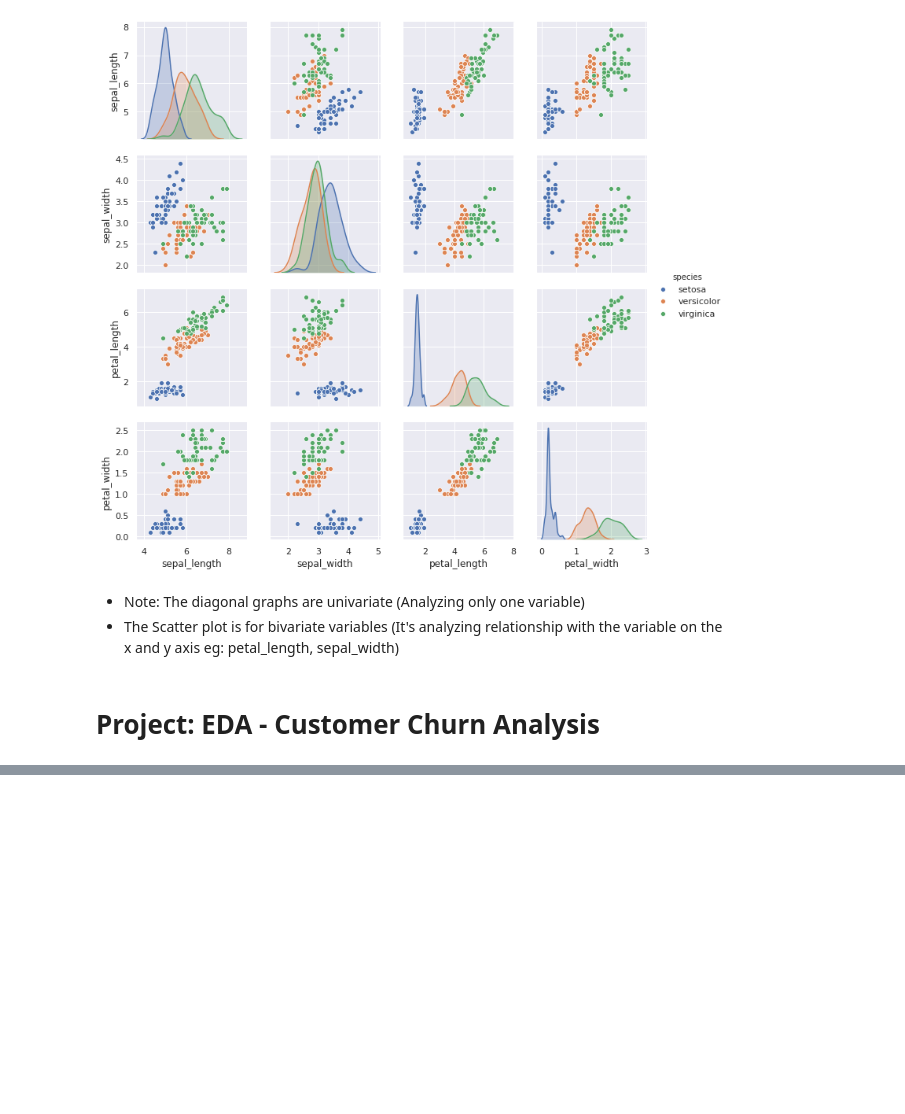
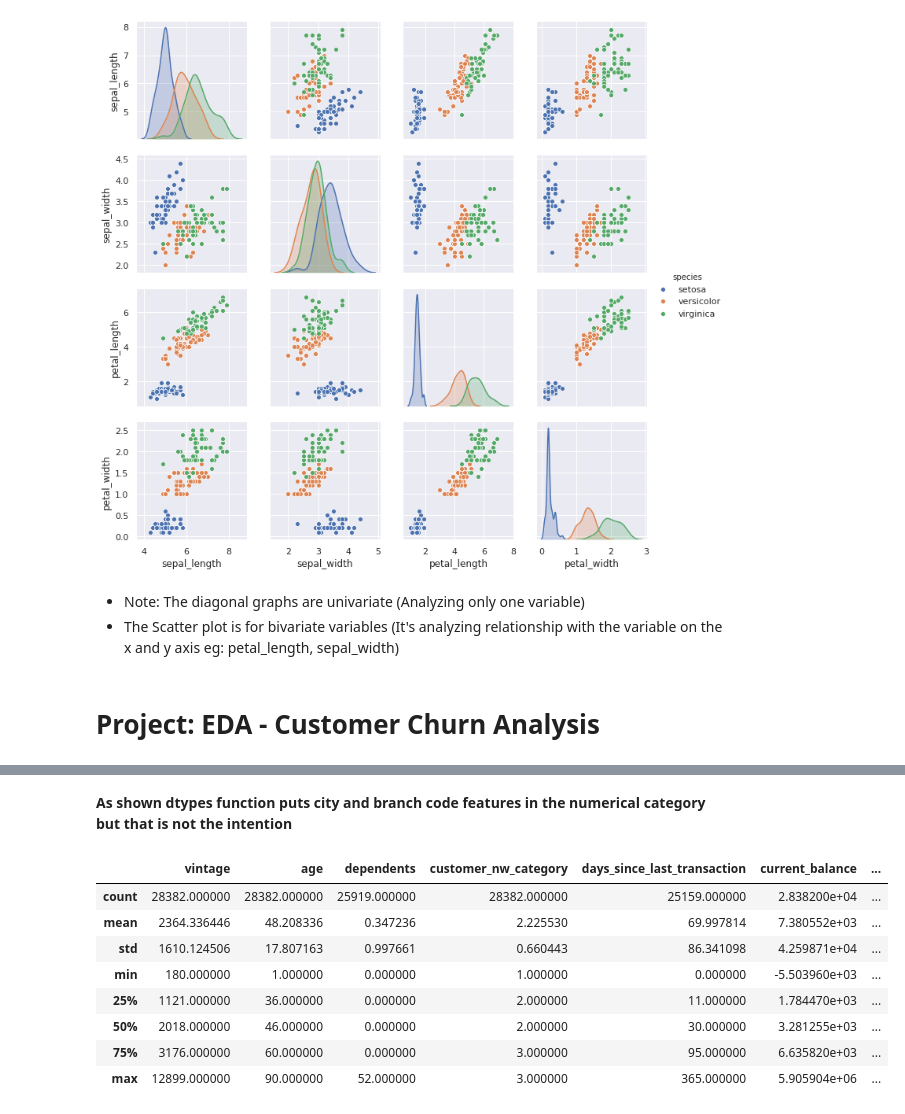
Before and after one commit to sntshred/DataScience, a Jupyter notebook: Operators.ipynb, the cells around one changed output, grey strips where cells are left out. Drawn from its saved outputs; the diff is of its cells as text; code cells hidden in the pictures; blank space fills up the shorter version.

```diff
--- a/Operators.ipynb
+++ b/Operators.ipynb
@@ -3884,0 +4043,16 @@ sns.pairplot(iris,hue='species',height=2.5)
+# %% [markdown]
+**As shown dtypes function puts city and branch code features in the numerical category but that is not the intention**
+# %%
+numerical_cols = ['vintage', 'age', 'dependents', 'customer_nw_category', 'days_since_last_transaction', 'current_balance',
+                   'previous_month_end_balance', 'average_monthly_balance_prevQ', 'average_monthly_balance_prevQ2']
+df[numerical_cols].describe()
+# %% [output]
+|  | vintage | age | dependents | customer_nw_category | days_since_last_transaction | current_balance | ... |
+| count | 28382.000000 | 28382.000000 | 25919.000000 | 28382.000000 | 25159.000000 | 2.838200e+04 | ... |
+| mean | 2364.336446 | 48.208336 | 0.347236 | 2.225530 | 69.997814 | 7.380552e+03 | ... |
+| std | 1610.124506 | 17.807163 | 0.997661 | 0.660443 | 86.341098 | 4.259871e+04 | ... |
+| min | 180.000000 | 1.000000 | 0.000000 | 1.000000 | 0.000000 | -5.503960e+03 | ... |
+| 25% | 1121.000000 | 36.000000 | 0.000000 | 2.000000 | 11.000000 | 1.784470e+03 | ... |
+| 50% | 2018.000000 | 46.000000 | 0.000000 | 2.000000 | 30.000000 | 3.281255e+03 | ... |
+| 75% | 3176.000000 | 60.000000 | 0.000000 | 3.000000 | 95.000000 | 6.635820e+03 | ... |
+| max | 12899.000000 | 90.000000 | 52.000000 | 3.000000 | 365.000000 | 5.905904e+06 | ... |
```
Also changed, not shown: parts of 25 cells of this notebook, 2 other files.
